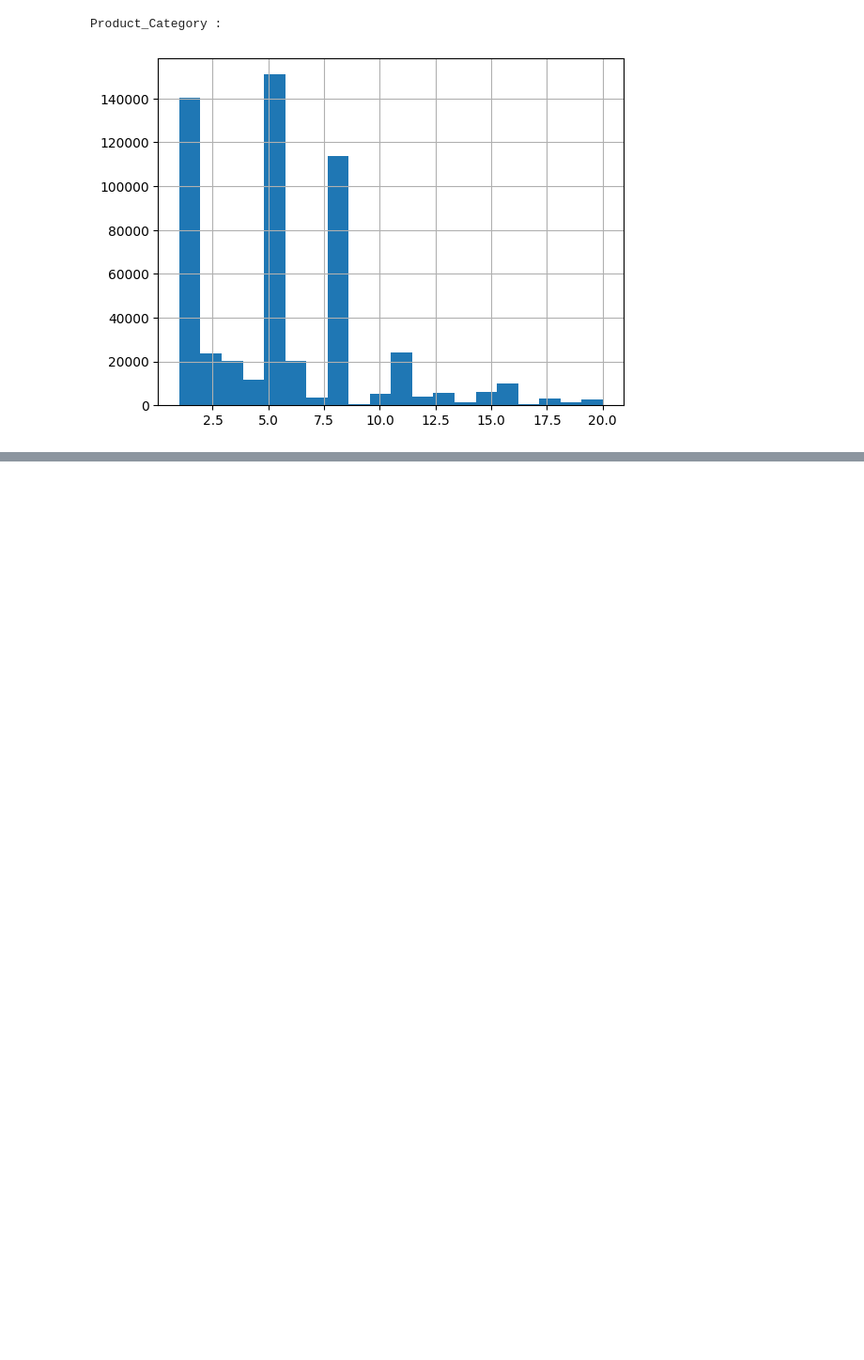
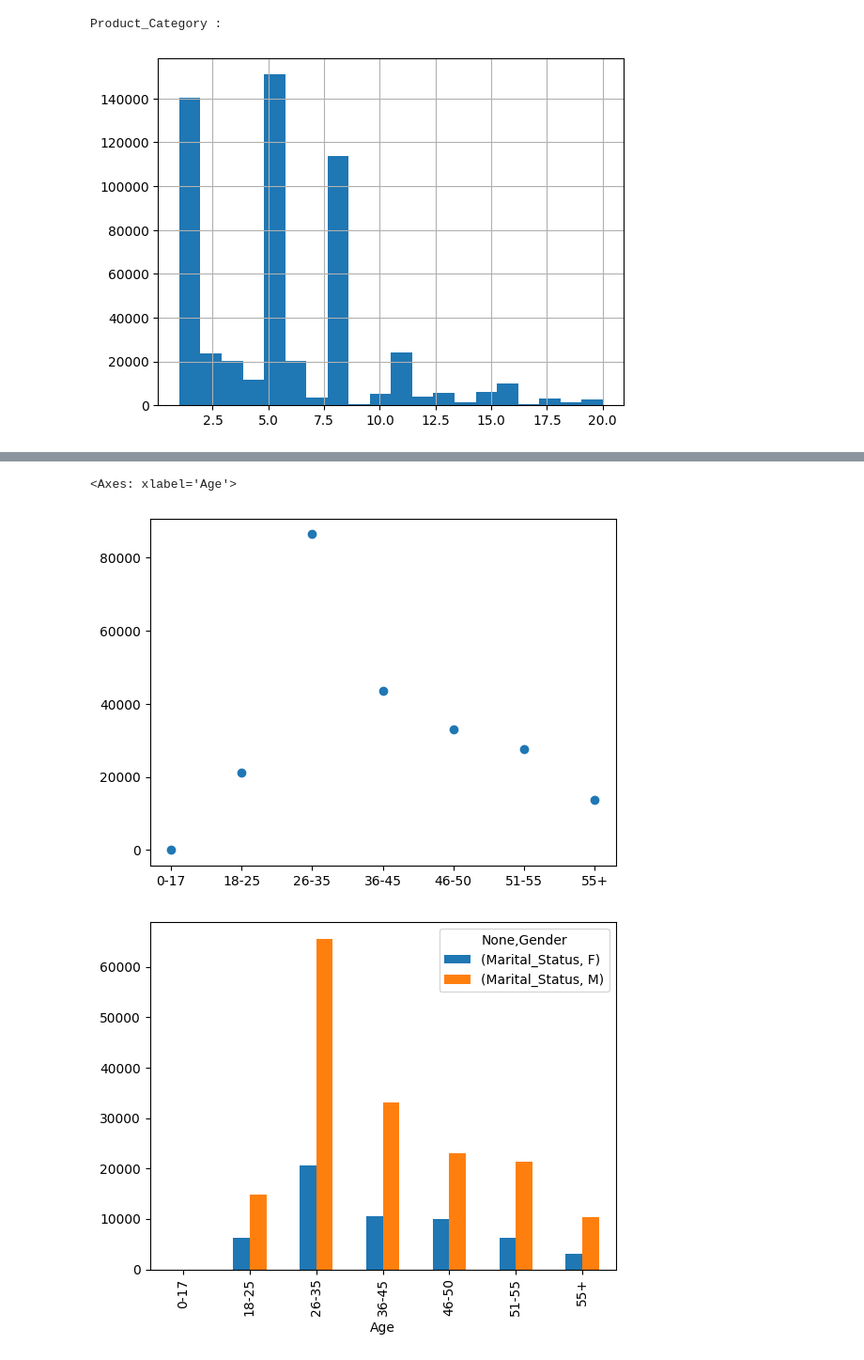
Before and after one commit to Green-Kiwie/Extreme-Couponers-Walmart-Black-Friday, a Jupyter notebook: Data_Exploration.ipynb, the cells around one changed output, grey strips where cells are left out. Shown at 94% size. Drawn from its saved outputs; the diff is of its cells as text; code cells hidden in the pictures; blank space fills up the shorter version.

Commit message:
further data exploration done

```diff
--- a/Data_Exploration.ipynb
+++ b/Data_Exploration.ipynb
@@ -155,0 +159,25 @@ plt.show()
+# %%
+#exploring relationship between age and marital_status
+
+age_marraige_data = raw_data[["Age", "Marital_Status"]]
+marriage_count = age_marraige_data.groupby("Age").sum().reset_index()
+print(marriage_count.head())
+plt.scatter(marriage_count["Age"], marriage_count["Marital_Status"])
+
+#what if we investigate by gender
+age_marraige_data = raw_data[["Age", "Marital_Status", "Gender"]]
+marriage_count = age_marraige_data.groupby(["Age", "Gender"]).sum()
+print(marriage_count.head())
+marriage_pivot = marriage_count.unstack()
+print(marriage_pivot.head())
+marriage_pivot.plot(kind="bar")
+
+
+#what if we investigate by city category
+age_marraige_data = raw_data[["Age", "Marital_Status", "City_Category"]]
+marriage_count = age_marraige_data.groupby(["Age", "City_Category"]).sum()
+print(marriage_count.head())
+marriage_pivot = marriage_count.unstack()
+print(marriage_pivot.head())
+marriage_pivot.plot(kind="bar")
+# %% [output]
@@ -155,0 +201,3 @@ plt.show()
+<Axes: xlabel='Age'>
+[figure, added]
+[figure, added]
```
Also changed, not shown: parts of 5 cells of this notebook, 2 other files.
